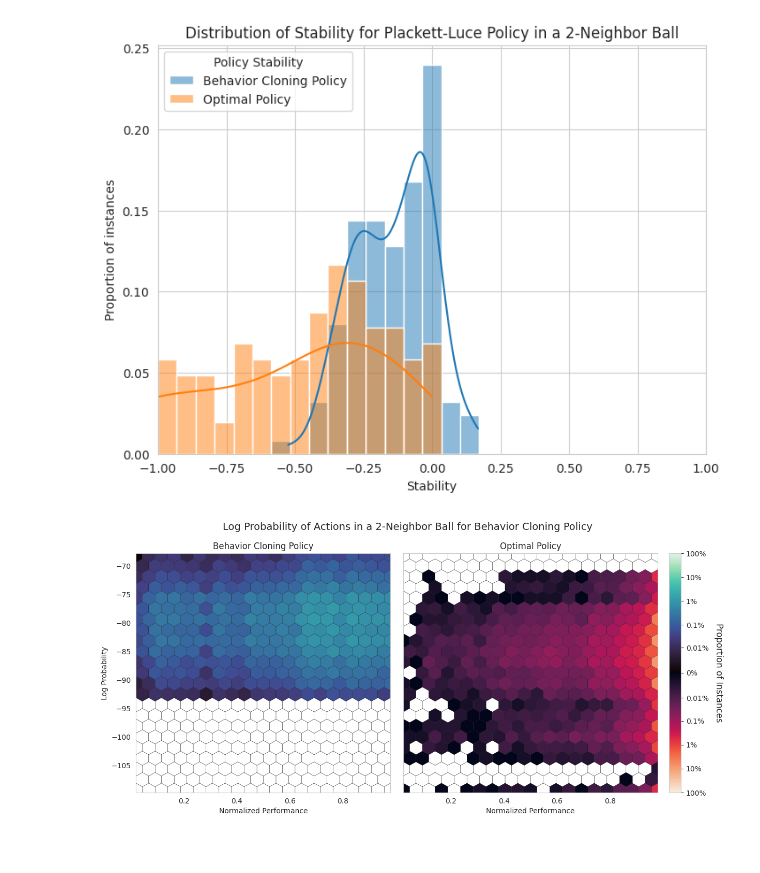
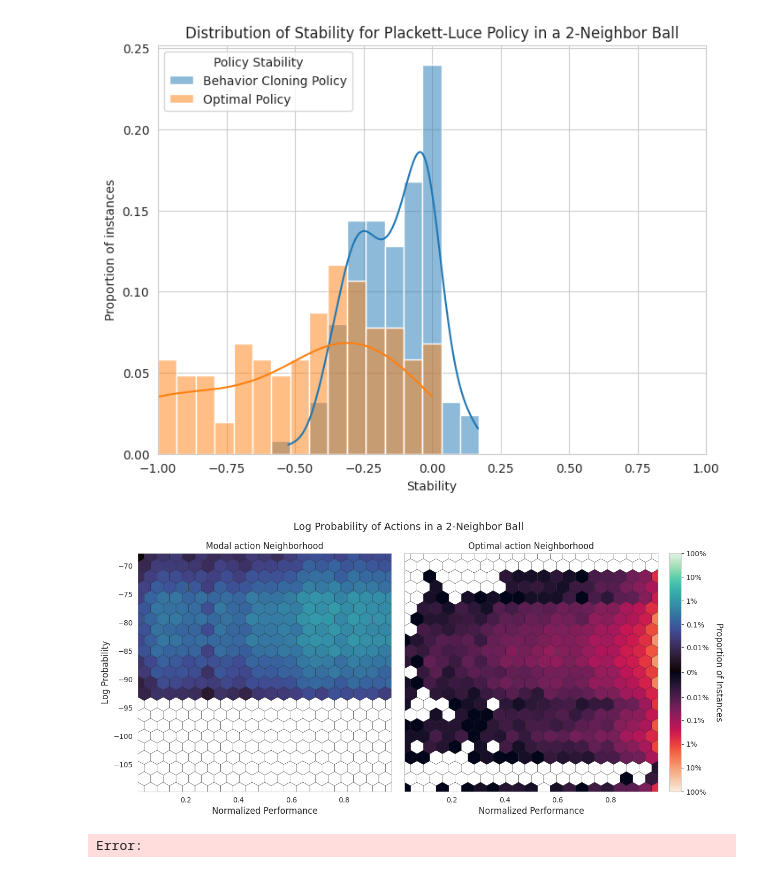
Before and after one commit to DanielGardin/cp-scheduling, a Jupyter notebook: notebooks/04 - Learning from Data.ipynb, the cells around one changed output. Saved outputs shown, nothing was run; the diff lists cells and outputs as text; code cells hidden in the pictures.

```diff
--- a/notebooks/04 - Learning from Data.ipynb
+++ b/notebooks/04 - Learning from Data.ipynb
@@ -82,7 +82,7 @@ fig, ax = plt.subplots(figsize=(10, 6))
 
 colors = sns.color_palette("rocket", n_colors=5)
 
-axins = ax.inset_axes([0.59, 0.25, 0.364, 0.375])  # [x, y, width, height]
+axins = ax.inset_axes((0.59, 0.25, 0.364, 0.375))  # [x, y, width, height]
 ax.indicate_inset_zoom(axins, edgecolor="black", alpha=0.4, linewidth=2)
 
 axins.set_facecolor((0, 0, 0, 0))
@@ -154,6 +154,7 @@ plt.show()
 # %% [output]
 [figure]
 # %%
+axs: Sequence[Axes]
 fig, axs = plt.subplots(ncols=3, figsize=(20, 6))
 
 colors = sns.color_palette("rocket", n_colors=5)
@@ -196,6 +197,10 @@ axs[0].set_title("Order Preservation")
 axs[1].set_title("Accuracy")
 axs[2].set_title("Kendall Tau")
 
+axs[0].set_ylim(0.45, 0.81)
+axs[1].set_ylim(0.02, 0.101)
+axs[2].set_ylim(-0.01, 0.071)
+
 axs[-1].legend(title="Data Fraction", loc='upper left', bbox_to_anchor=(1, 0.7))
 plt.tight_layout()
 
@@ -559,4 +548,16 @@ n_instances = len(metrics)
 # %%
+metrics = normalized_performance(
+    returns.cpu().numpy().T,
+    behavior_performance
+).flatten()
+
+optimal_metrics = normalized_performance(
+    optimal_returns.cpu().numpy().T,
+    behavior_performance
+).flatten()
+
+n_instances = len(metrics)
+
 axs: Sequence[Axes]
 fig, axs = plt.subplots(ncols=2, figsize=(14, 6), sharey=True)
 
@@ -571,13 +572,13 @@ scale = 25
 
 fig.subplots_adjust(wspace=0.05)
 
-axs[0].set_title("Behavior Cloning Policy")
-axs[1].set_title("Optimal Policy")
+axs[0].set_title("Modal action Neighborhood", fontsize=12)
+axs[1].set_title("Optimal action Neighborhood", fontsize=12)
 
 
 axs[0].hexbin(
-    x=metrics[(metrics <= 1) & (metrics >= 0)],
-    y=log_probs.cpu().numpy().flatten()[(metrics <= 1) & (metrics >= 0)],
+    x=metrics[(metrics <= 1) & (metrics >= -1)],
+    y=log_probs.cpu().numpy().flatten()[(metrics <= 1) & (metrics >= -1)],
     gridsize=scale,
     cmap='mako',
     mincnt=0,
@@ -590,8 +591,8 @@ axs[0].hexbin(
 )
 
 axs[1].hexbin(
-    x=optimal_metrics[(optimal_metrics <= 1) & (optimal_metrics >= 0)],
-    y=optimal_log_probs.cpu().numpy().flatten()[(optimal_metrics <= 1) & (optimal_metrics >= 0)],
+    x=optimal_metrics[(optimal_metrics <= 1) & (optimal_metrics >= -1)],
+    y=optimal_log_probs.cpu().numpy().flatten()[(optimal_metrics <= 1) & (optimal_metrics >= -1)],
     gridsize=scale,
     cmap="rocket",
     mincnt=0,
@@ -612,10 +613,10 @@ for ax in axs:
         x_min + (1 - alpha) * (x_max - x_min) / 2,
         x_max - (1 - alpha) * (x_max - x_min) / 2
     )
-    ax.set_xlabel("Normalized Performance")
+    ax.set_xlabel("Normalized Performance", fontsize=12)
     ax.grid(False)
 
-axs[0].set_ylabel("Log Probability")
+axs[0].set_ylabel("Log Probability", fontsize=12)
 axs[0].set_ylim(
     y_min + (1 - alpha) * (y_max - y_min) / 2,
     y_max - (1 - alpha) * (y_max - y_min) / 2
@@ -623,32 +624,33 @@ axs[0].set_ylim(
 
 rocket = plt.get_cmap("rocket_r")  # reversed
 mako = plt.get_cmap("mako")
 
 colors_combined = np.vstack([
     rocket(np.linspace(0, 1, 128)),
     mako(np.linspace(0, 1, 128))
 ])
 
 combined_cmap = mcolors.LinearSegmentedColormap.from_list("rocket_mako", colors_combined)
 norm = mcolors.TwoSlopeNorm(vcenter=0, vmin=-np.log10(1 + n_instances), vmax=+np.log10(1 + n_instances))
 sm = ScalarMappable(cmap=combined_cmap, norm=norm)
 sm.set_array([])
 cbar = plt.colorbar(sm, ax=axs, fraction=0.05, pad=0.02)
 cbar.set_label("Proportion of Instances", rotation=270, fontsize=12, labelpad=20)
 
 vmax = int(np.log10(n_instances))
 
 proportions = [0, 0.0001, 0.001, 0.01, 0.1, 1.]
 n_props = len(proportions)
 
 cbar.set_ticks(
     ticks=[np.sign(i) * np.log10(1 + proportions[abs(i)] * n_instances) for i in range(-n_props+1, n_props)],
     labels=["100%", "10%", "1%", "0.1%", "0.01%", "0%", "0.01%", "0.1%", "1%", "10%", "100%"]
 )
 
-plt.suptitle("Log Probability of Actions in a 2-Neighbor Ball for Behavior Cloning Policy", fontsize=14)
+plt.suptitle("Log Probability of Actions in a 2-Neighbor Ball", fontsize=14)
 plt.savefig("notebooks/figures/bc/log_probabilities.pdf", dpi=300)
 
 plt.show()
 # %% [output]
-[figure, old version]
+[figure, new version]
+Error:
```
Also changed, not shown: parts of 4 cells of this notebook, 4 other files.
